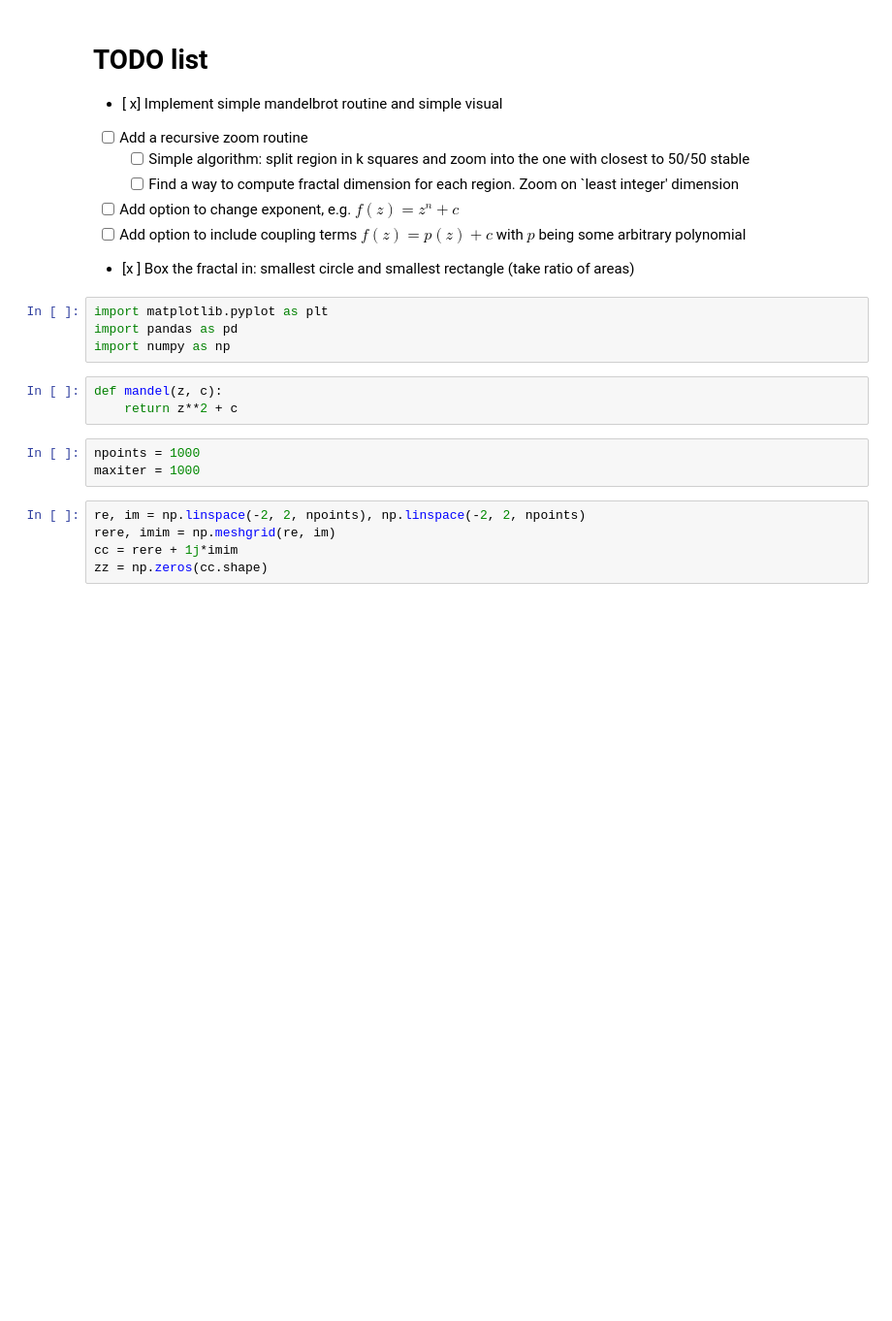
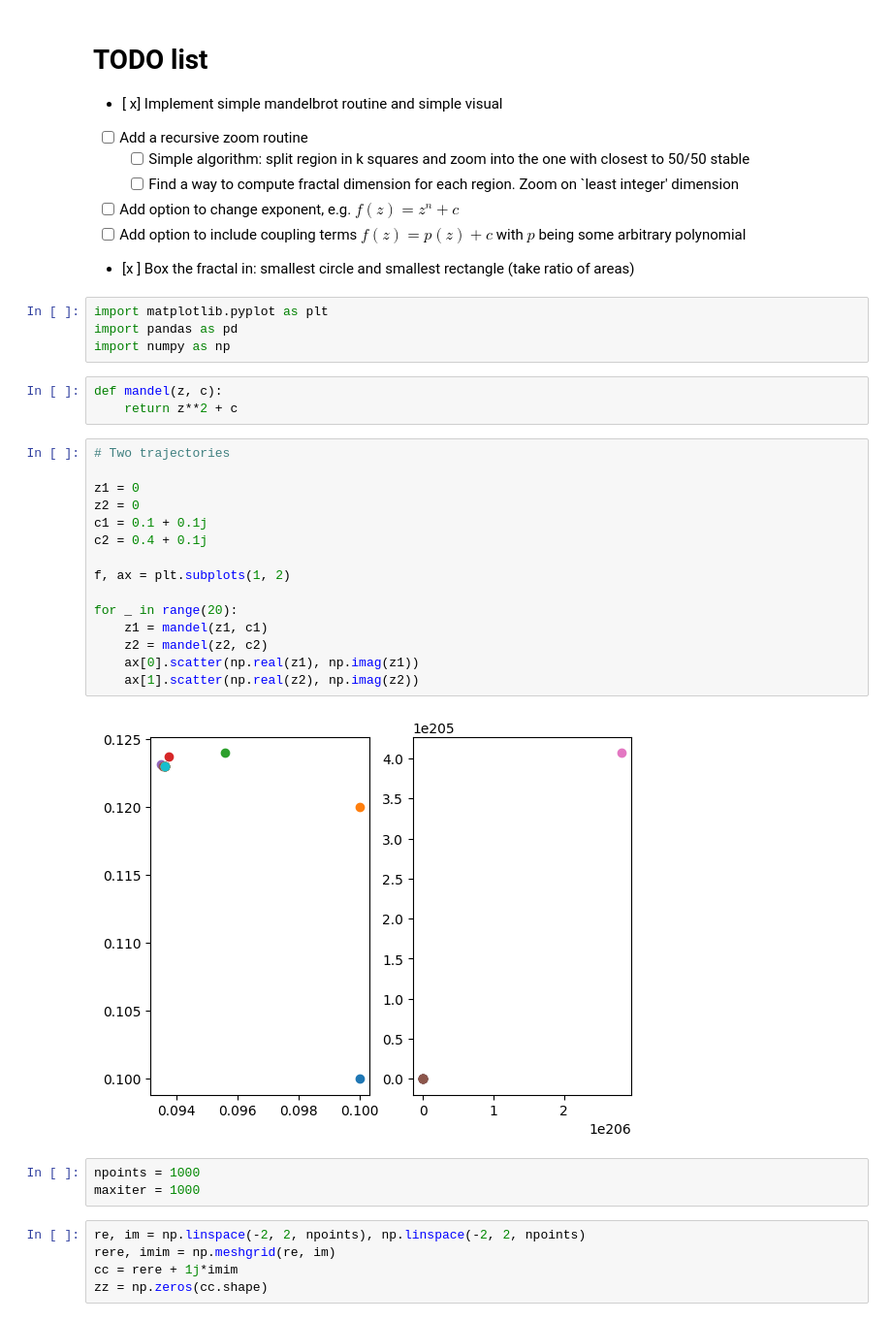
Before and after one commit to paa27/mandelbrot, a Jupyter notebook: plots.ipynb, the cells around one changed output. Shown at 97% size. Drawn from its saved outputs; the diff is of its cells as text; blank space fills up the shorter version.

```diff
--- a/plots.ipynb
+++ b/plots.ipynb
@@ -15,6 +15,23 @@ import numpy as np
 # %%
 def mandel(z, c):
     return z**2 + c
+# %%
+# Two trajectories
+
+z1 = 0
+z2 = 0
+c1 = 0.1 + 0.1j
+c2 = 0.4 + 0.1j
+
+f, ax = plt.subplots(1, 2)
+
+for _ in range(20):
+    z1 = mandel(z1, c1)
+    z2 = mandel(z2, c2)
+    ax[0].scatter(np.real(z1), np.imag(z1))
+    ax[1].scatter(np.real(z2), np.imag(z2))
+# %% [output]
+[figure, added]
 # %%
 npoints = 1000
 maxiter = 1000
```
Also changed, not shown: parts of 5 cells of this notebook, 1 other file.
